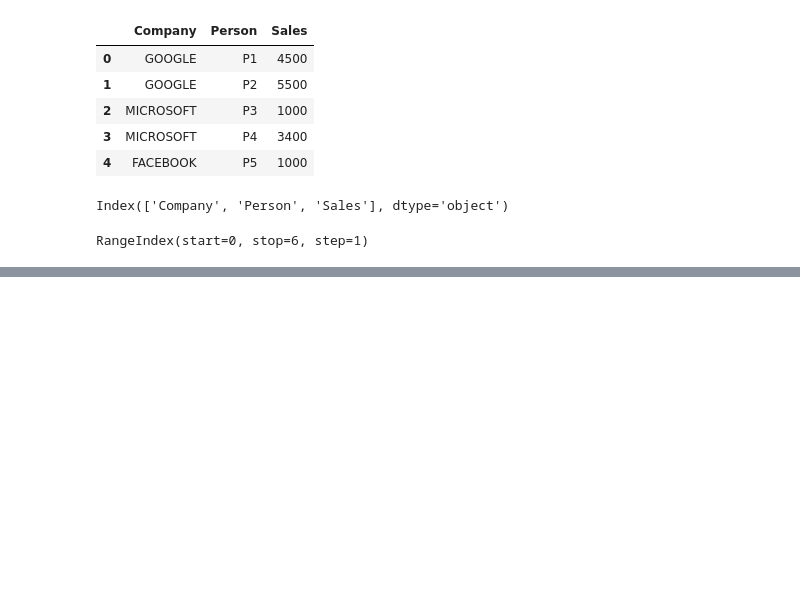
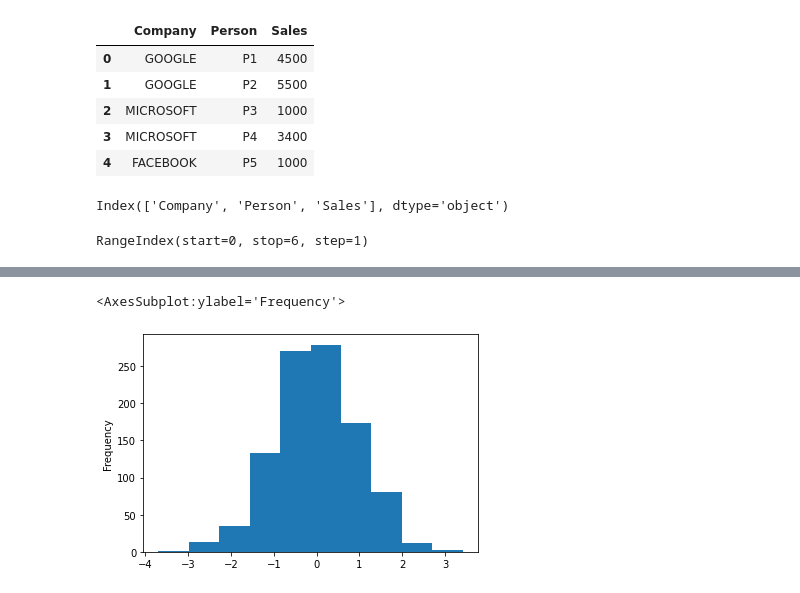
Before and after one commit to kriti-ixix/python2batch, a Jupyter notebook: data analytics/pandas.ipynb, the cells around one changed output, grey strips where cells are left out. Cells and saved outputs as stored; diff of their text form; code cells hidden in the pictures; blank space fills up the shorter version.

```diff
--- a/data analytics/pandas.ipynb
+++ b/data analytics/pandas.ipynb
@@ -486,0 +533,5 @@ RangeIndex(start=0, stop=6, step=1)
+# %%
+df1['A'].plot(kind='hist')
+# %% [output]
+<AxesSubplot:ylabel='Frequency'>
+[figure, added]
```
Also changed, not shown: parts of 36 cells of this notebook.
